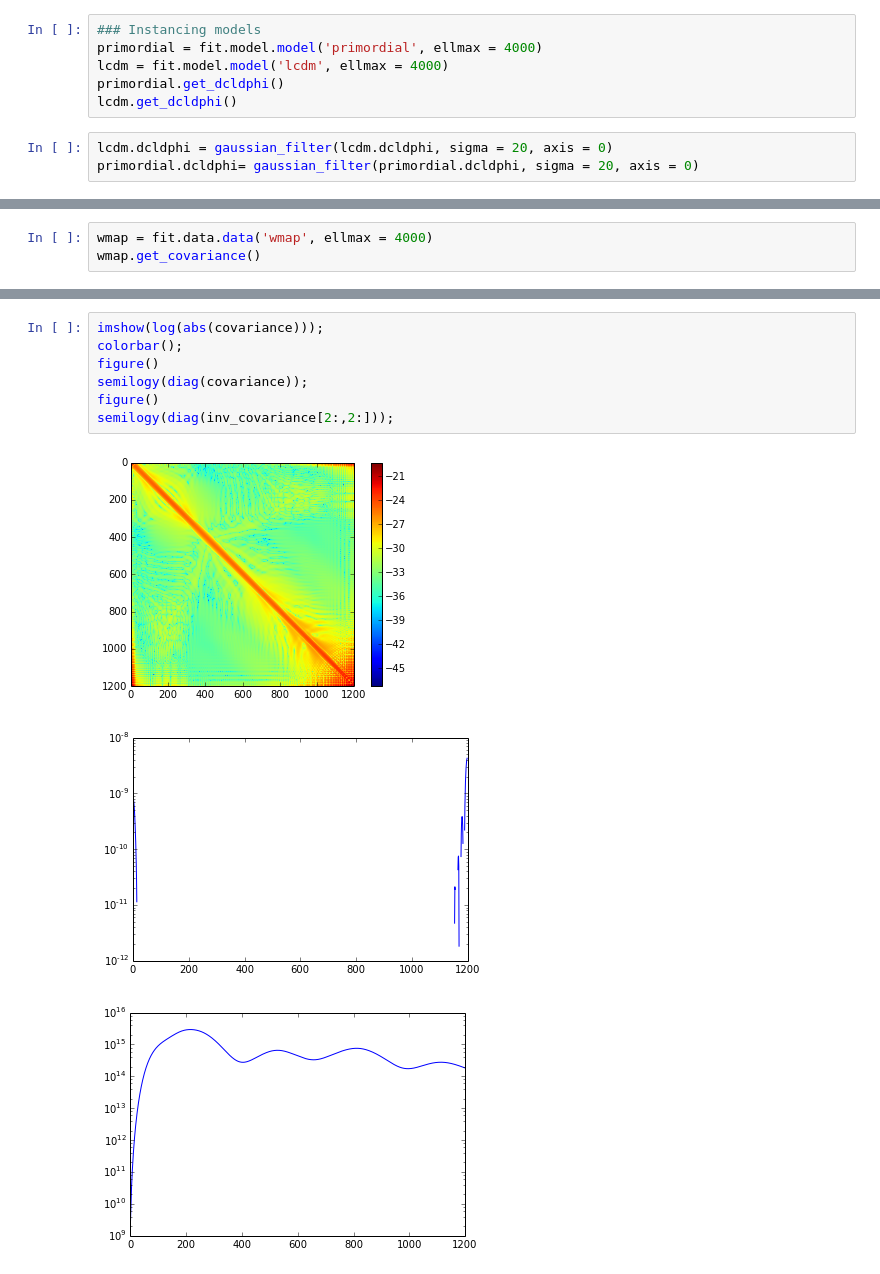
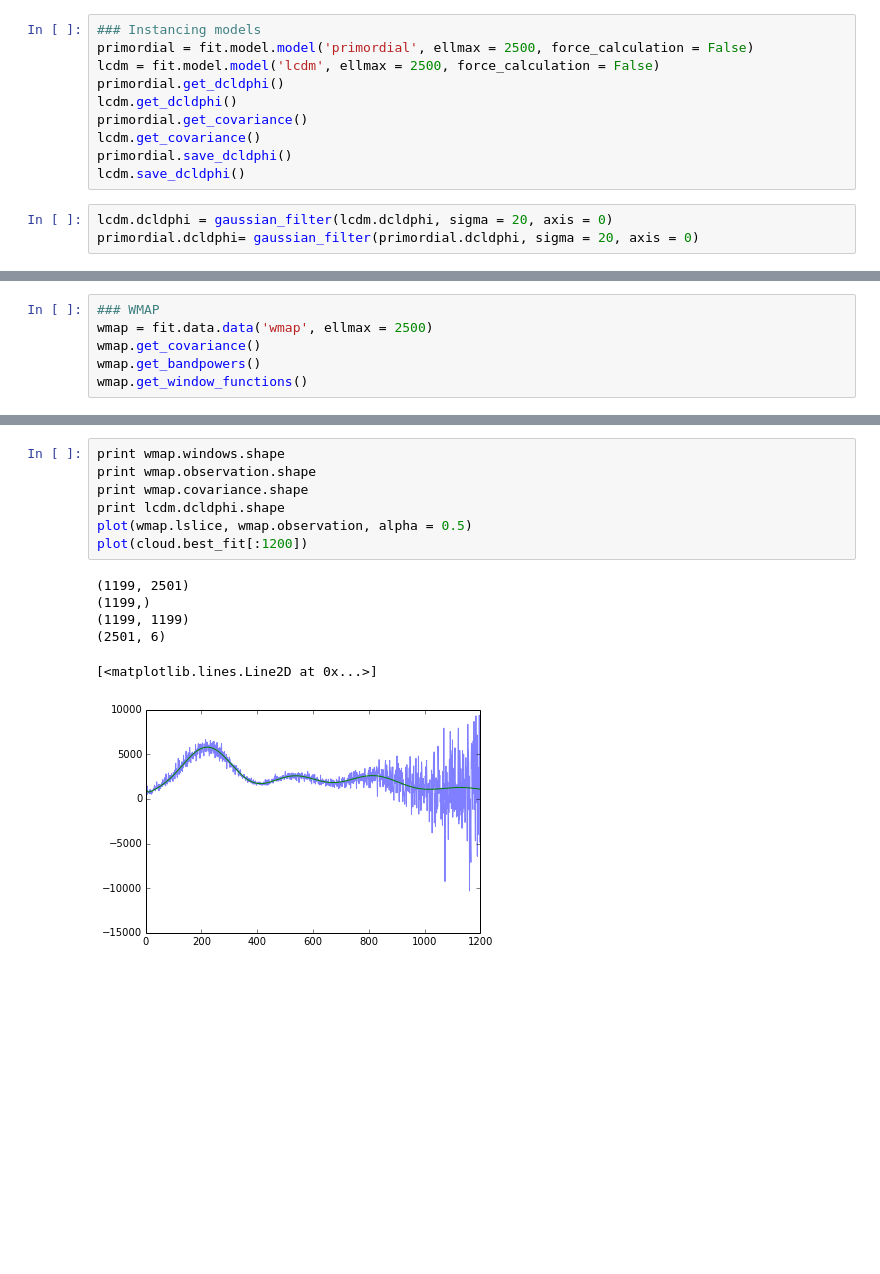
Before and after one commit to bfollinprm/cmbfittest, a Jupyter notebook: wmap_spt.ipynb, the cells around one changed output, grey strips where cells are left out. Cells and saved outputs as stored; diff of their text form; blank space fills up the shorter version.

Commit message:
committing changes to get WMAP/SPT to work

```diff
--- a/wmap_spt.ipynb
+++ b/wmap_spt.ipynb
@@ -10,9 +11,13 @@ from scipy.linalg import sqrtm
 # %%
 ### Instancing models
-primordial = fit.model.model('primordial', ellmax = 4000)
-lcdm = fit.model.model('lcdm', ellmax = 4000)
+primordial = fit.model.model('primordial', ellmax = 2500, force_calculation = False)
+lcdm = fit.model.model('lcdm', ellmax = 2500, force_calculation = False)
 primordial.get_dcldphi()
 lcdm.get_dcldphi()
+primordial.get_covariance()
+lcdm.get_covariance()
+primordial.save_dcldphi()
+lcdm.save_dcldphi()
 # %%
 lcdm.dcldphi = gaussian_filter(lcdm.dcldphi, sigma = 20, axis = 0)
 primordial.dcldphi= gaussian_filter(primordial.dcldphi, sigma = 20, axis = 0)
@@ -37,3 +35,6 @@ colorbar()
 # %%
-wmap = fit.data.data('wmap', ellmax = 4000)
+### WMAP
+wmap = fit.data.data('wmap', ellmax = 2500)
 wmap.get_covariance()
+wmap.get_bandpowers()
+wmap.get_window_functions()
@@ -127,11 +41,14 @@ colorbar()
-# %%
-imshow(log(abs(covariance)));
-colorbar();
-figure()
-semilogy(diag(covariance));
-figure()
-semilogy(diag(inv_covariance[2:,2:]));
-# %% [output]
-[figure, removed]
-[figure, removed]
-[figure, removed]
+# %%
+print wmap.windows.shape
+print wmap.observation.shape
+print wmap.covariance.shape
+print lcdm.dcldphi.shape
+plot(wmap.lslice, wmap.observation, alpha = 0.5)
+plot(cloud.best_fit[:1200])
+# %% [output]
+(1199, 2501)
+(1199,)
+(1199, 1199)
+(2501, 6)
+[<matplotlib.lines.Line2D at 0x...>]
+[figure, added]
```
Also changed, not shown: parts of 20 cells of this notebook, 5 other files.
